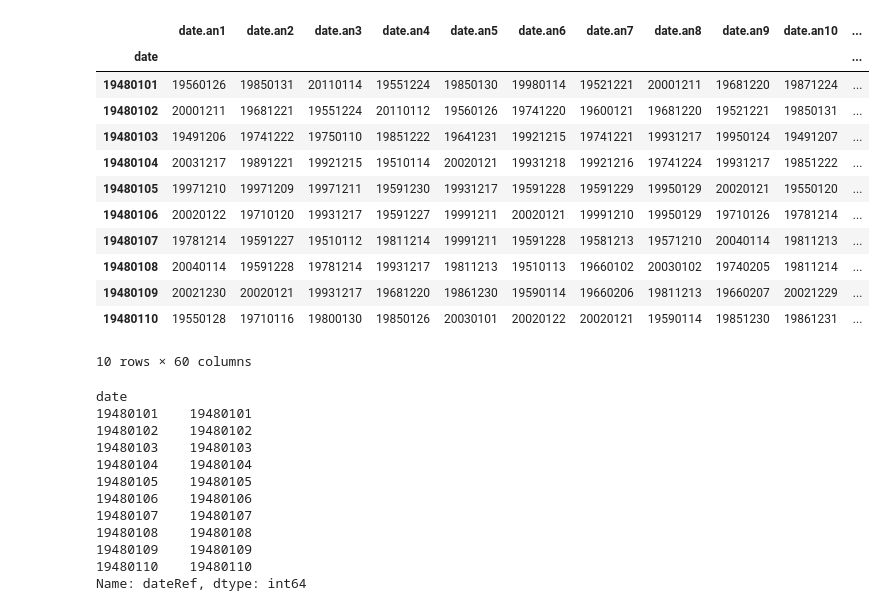
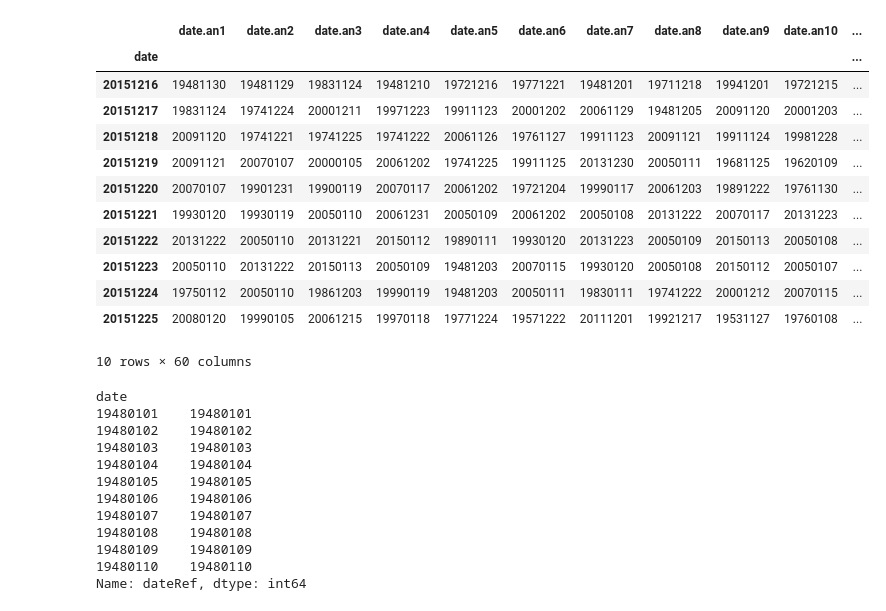
Before and after one commit to KatiRG/analogues, a Jupyter notebook: Build_analogues.ipynb, the cells around one changed output. Cells and saved outputs as stored; diff of their text form; code cells hidden in the pictures.

```diff
--- a/Build_analogues.ipynb
+++ b/Build_analogues.ipynb
@@ -16,26 +16,26 @@ num_analogues = 20 #number of analogues searched for
 # %%
 # Create dataframe from analogues file
 
 dfS = pd.DataFrame()
 dfS = pd.read_csv('analogues.tsv', delimiter=' ', index_col=0)
 #dfS.set_index('Date', inplace=True)
 
-dfS.head(10)
+dfS.tail(10)
 
 #dfS.index.name
 # %% [output]
 |  | date.an1 | date.an2 | date.an3 | date.an4 | date.an5 | date.an6 | date.an7 | date.an8 | date.an9 | date.an10 | ... |
 | date |  |  |  |  |  |  |  |  |  |  | ... |
-| 19480101 | 19560126 | 19850131 | 20110114 | 19551224 | 19850130 | 19980114 | 19521221 | 20001211 | 19681220 | 19871224 | ... |
-| 19480102 | 20001211 | 19681221 | 19551224 | 20110112 | 19560126 | 19741220 | 19600121 | 19681220 | 19521221 | 19850131 | ... |
-| 19480103 | 19491206 | 19741222 | 19750110 | 19851222 | 19641231 | 19921215 | 19741221 | 19931217 | 19950124 | 19491207 | ... |
-| 19480104 | 20031217 | 19891221 | 19921215 | 19510114 | 20020121 | 19931218 | 19921216 | 19741224 | 19931217 | 19851222 | ... |
-| 19480105 | 19971210 | 19971209 | 19971211 | 19591230 | 19931217 | 19591228 | 19591229 | 19950129 | 20020121 | 19550120 | ... |
-| 19480106 | 20020122 | 19710120 | 19931217 | 19591227 | 19991211 | 20020121 | 19991210 | 19950129 | 19710126 | 19781214 | ... |
-| 19480107 | 19781214 | 19591227 | 19510112 | 19811214 | 19991211 | 19591228 | 19581213 | 19571210 | 20040114 | 19811213 | ... |
-| 19480108 | 20040114 | 19591228 | 19781214 | 19931217 | 19811213 | 19510113 | 19660102 | 20030102 | 19740205 | 19811214 | ... |
-| 19480109 | 20021230 | 20020121 | 19931217 | 19681220 | 19861230 | 19590114 | 19660206 | 19811213 | 19660207 | 20021229 | ... |
-| 19480110 | 19550128 | 19710116 | 19800130 | 19850126 | 20030101 | 20020122 | 20020121 | 19590114 | 19851230 | 19861231 | ... |
+| 20151216 | 19481130 | 19481129 | 19831124 | 19481210 | 19721216 | 19771221 | 19481201 | 19711218 | 19941201 | 19721215 | ... |
+| 20151217 | 19831124 | 19741224 | 20001211 | 19971223 | 19911123 | 20001202 | 20061129 | 19481205 | 20091120 | 20001203 | ... |
+| 20151218 | 20091120 | 19741221 | 19741225 | 19741222 | 20061126 | 19761127 | 19911123 | 20091121 | 19911124 | 19981228 | ... |
+| 20151219 | 20091121 | 20070107 | 20000105 | 20061202 | 19741225 | 19911125 | 20131230 | 20050111 | 19681125 | 19620109 | ... |
+| 20151220 | 20070107 | 19901231 | 19900119 | 20070117 | 20061202 | 19721204 | 19990117 | 20061203 | 19891222 | 19761130 | ... |
+| 20151221 | 19930120 | 19930119 | 20050110 | 20061231 | 20050109 | 20061202 | 20050108 | 20131222 | 20070117 | 20131223 | ... |
+| 20151222 | 20131222 | 20050110 | 20131221 | 20150112 | 19890111 | 19930120 | 20131223 | 20050109 | 20150113 | 20050108 | ... |
+| 20151223 | 20050110 | 20131222 | 20150113 | 20050109 | 19481203 | 20070115 | 19930120 | 20050108 | 20150112 | 20050107 | ... |
+| 20151224 | 19750112 | 20050110 | 19861203 | 19990119 | 19481203 | 20050111 | 19830111 | 19741222 | 20001212 | 20070115 | ... |
+| 20151225 | 20080120 | 19990105 | 20061215 | 19970118 | 19771224 | 19571222 | 20111201 | 19921217 | 19531127 | 19760108 | ... |
 10 rows × 60 columns
 # %%
 #SAVE DATE INDEX
```
Also changed, not shown: 2 other files.
